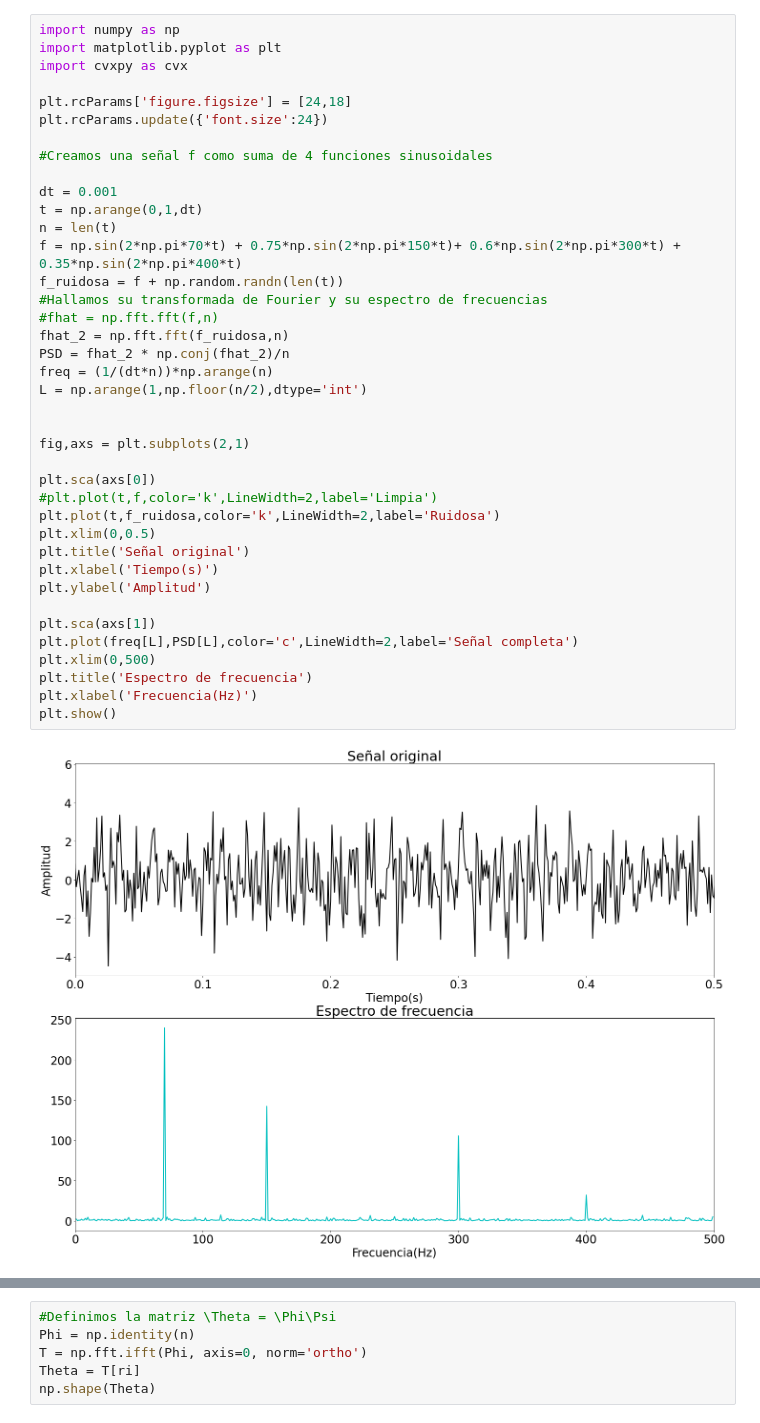
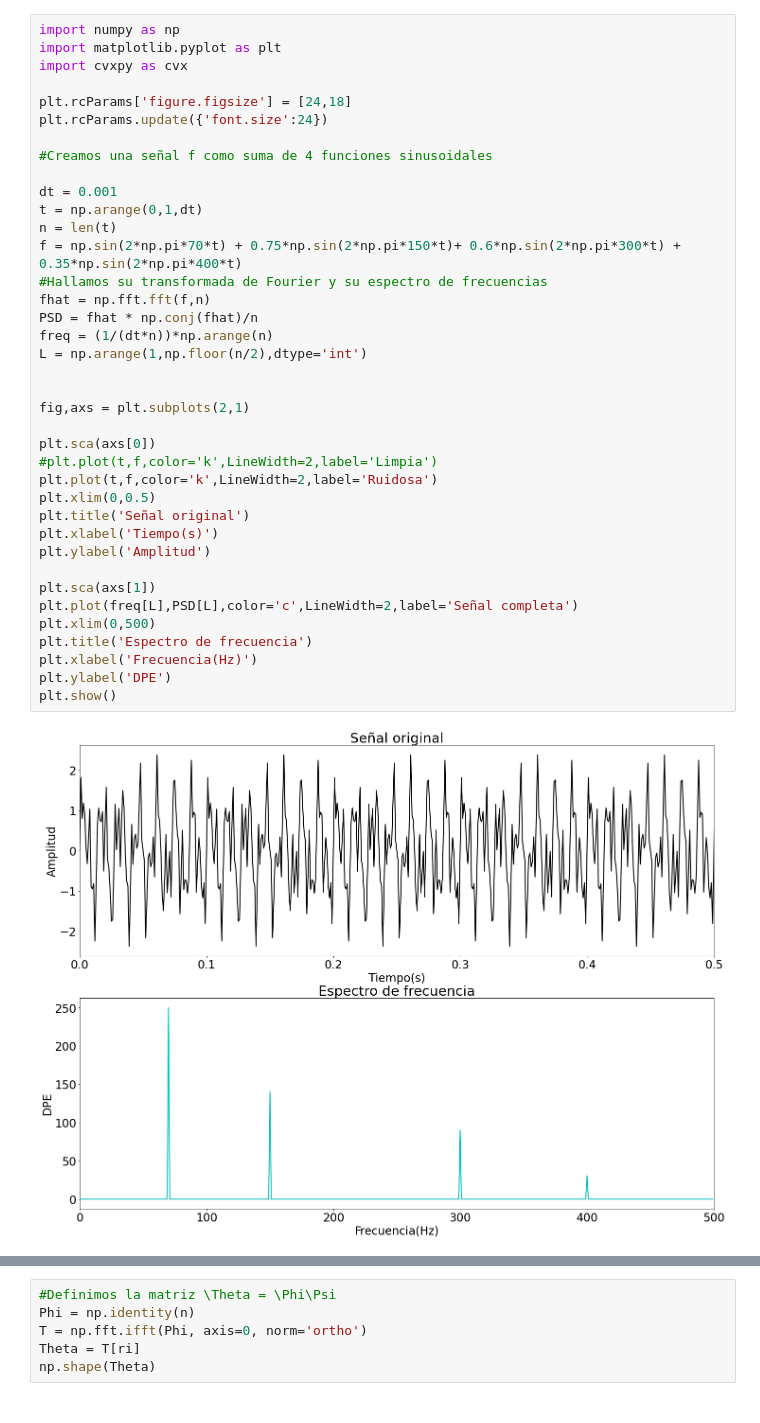
Before and after one commit to fragut01/CS_tutorial, a Jupyter notebook: CS1D_l1.ipynb, the cells around one changed output, grey strips where cells are left out. Drawn from its saved outputs; the diff is of its cells as text.

```diff
--- a/CS1D_l1.ipynb
+++ b/CS1D_l1.ipynb
@@ -6,39 +6,38 @@ import cvxpy as cvx
 plt.rcParams['figure.figsize'] = [24,18]
 plt.rcParams.update({'font.size':24})
 
 #Creamos una señal f como suma de 4 funciones sinusoidales
 
 dt = 0.001
 t = np.arange(0,1,dt)
 n = len(t)
 f = np.sin(2*np.pi*70*t) + 0.75*np.sin(2*np.pi*150*t)+ 0.6*np.sin(2*np.pi*300*t) + 0.35*np.sin(2*np.pi*400*t)
-f_ruidosa = f + np.random.randn(len(t))
 #Hallamos su transformada de Fourier y su espectro de frecuencias
-#fhat = np.fft.fft(f,n)
-fhat_2 = np.fft.fft(f_ruidosa,n)
-PSD = fhat_2 * np.conj(fhat_2)/n
+fhat = np.fft.fft(f,n)
+PSD = fhat * np.conj(fhat)/n
 freq = (1/(dt*n))*np.arange(n)
 L = np.arange(1,np.floor(n/2),dtype='int')
 
 
 fig,axs = plt.subplots(2,1)
 
 plt.sca(axs[0])
 #plt.plot(t,f,color='k',LineWidth=2,label='Limpia')
-plt.plot(t,f_ruidosa,color='k',LineWidth=2,label='Ruidosa')
+plt.plot(t,f,color='k',LineWidth=2,label='Ruidosa')
 plt.xlim(0,0.5)
 plt.title('Señal original')
 plt.xlabel('Tiempo(s)')
 plt.ylabel('Amplitud')
 
 plt.sca(axs[1])
 plt.plot(freq[L],PSD[L],color='c',LineWidth=2,label='Señal completa')
 plt.xlim(0,500)
 plt.title('Espectro de frecuencia')
 plt.xlabel('Frecuencia(Hz)')
+plt.ylabel('DPE')
 plt.show()
 # %% [output]
-[figure, old version]
+[figure, new version]
 # %%
 #Captación aleatoria del orden de Klog(n/K), donde K=4(dispersión), n=1000(muestras) (+-23 samples)
 m = 30
```
Also changed, not shown: parts of 3 cells of this notebook, 10 other files.
